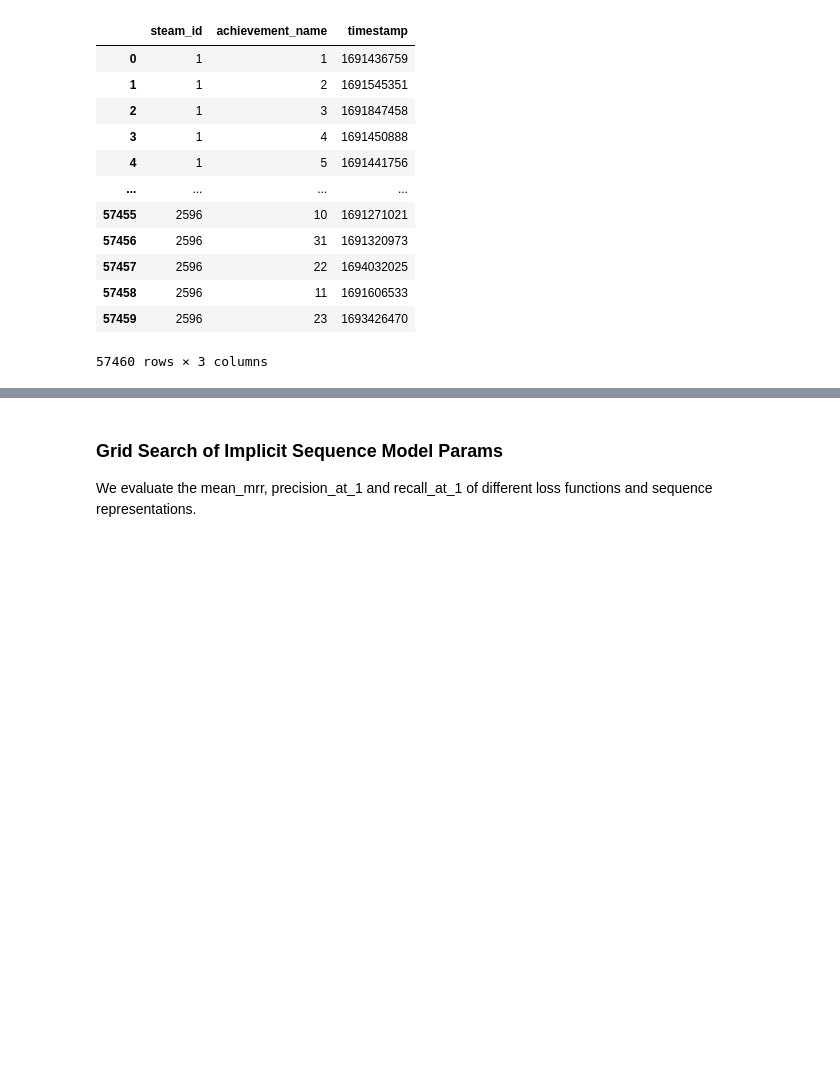
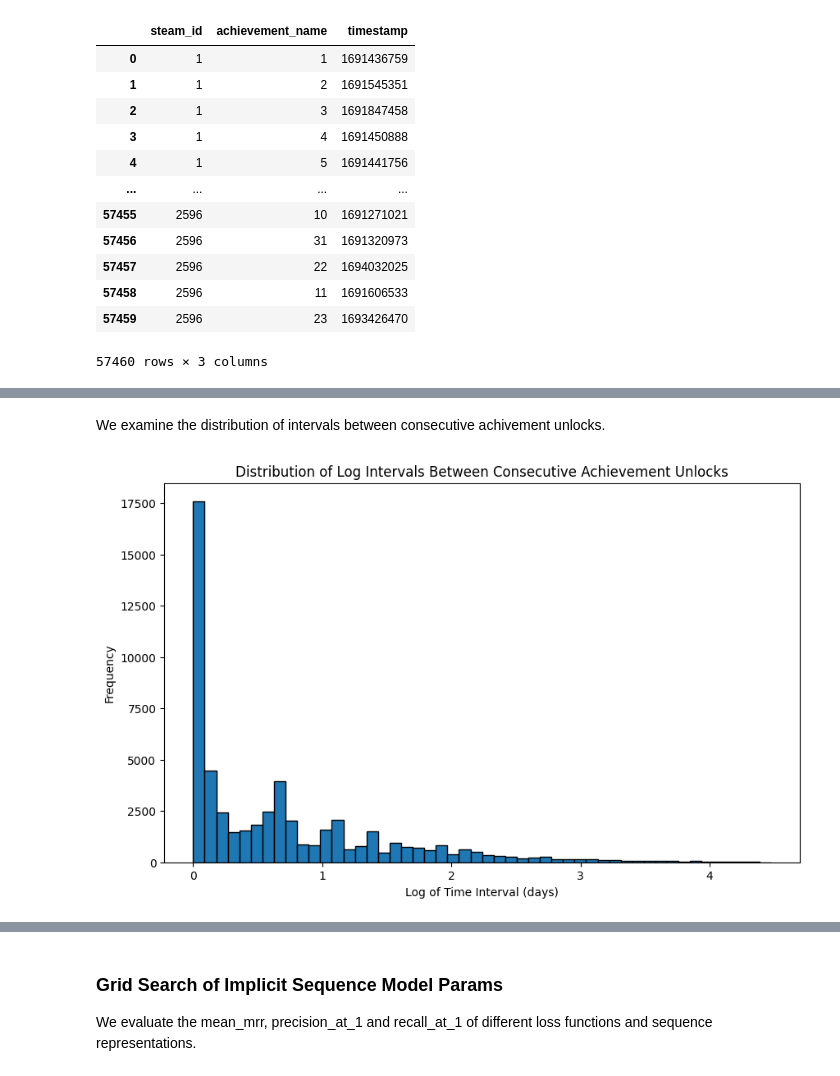
Before and after one commit to richhuwtaylor/recommend-steam-achievements, a Jupyter notebook: recommend_achievements_sequence.ipynb, the cells around one changed output, grey strips where cells are left out. Drawn from its saved outputs; the diff is of its cells as text; code cells hidden in the pictures; blank space fills up the shorter version.

```diff
--- a/recommend_achievements_sequence.ipynb
+++ b/recommend_achievements_sequence.ipynb
@@ -105,0 +125,23 @@ rest_sequences, train_sequences, eval_sequences, test_sequences = [
+# %% [markdown]
+We examine the distribution of intervals between consecutive achivement unlocks.
+# %%
+# Check the distribution of intervals between achievement unlocks
+df_intervals = df_interactions.copy()
+df_intervals.sort_values(by=['steam_id', 'timestamp'], inplace=True)
+
+# Calculate the time differences between consecutive rows for each steam_id
+df_intervals['time_diff'] = df_intervals.groupby('steam_id')['timestamp'].diff()
+df_intervals['time_diff_seconds'] = df_intervals['time_diff'].astype('timedelta64[s]')
+
+# Convert seconds to days and take the logarithm
+df_intervals['log_days'] = np.log1p(df_intervals['time_diff_seconds'].astype('timedelta64[s]').view('float') / (24 * 3600))
+
+# Plot the distribution of log-transformed time differences
+plt.figure(figsize=(10, 6))
+plt.hist(df_intervals['log_days'].dropna(), bins=50, edgecolor='black')
+plt.title('Distribution of Log Intervals Between Consecutive Achievement Unlocks')
+plt.xlabel('Log of Time Interval (days)')
+plt.ylabel('Frequency')
+plt.show()
+# %% [output]
+[figure, added]
```
Also changed, not shown: parts of 12 cells of this notebook.
